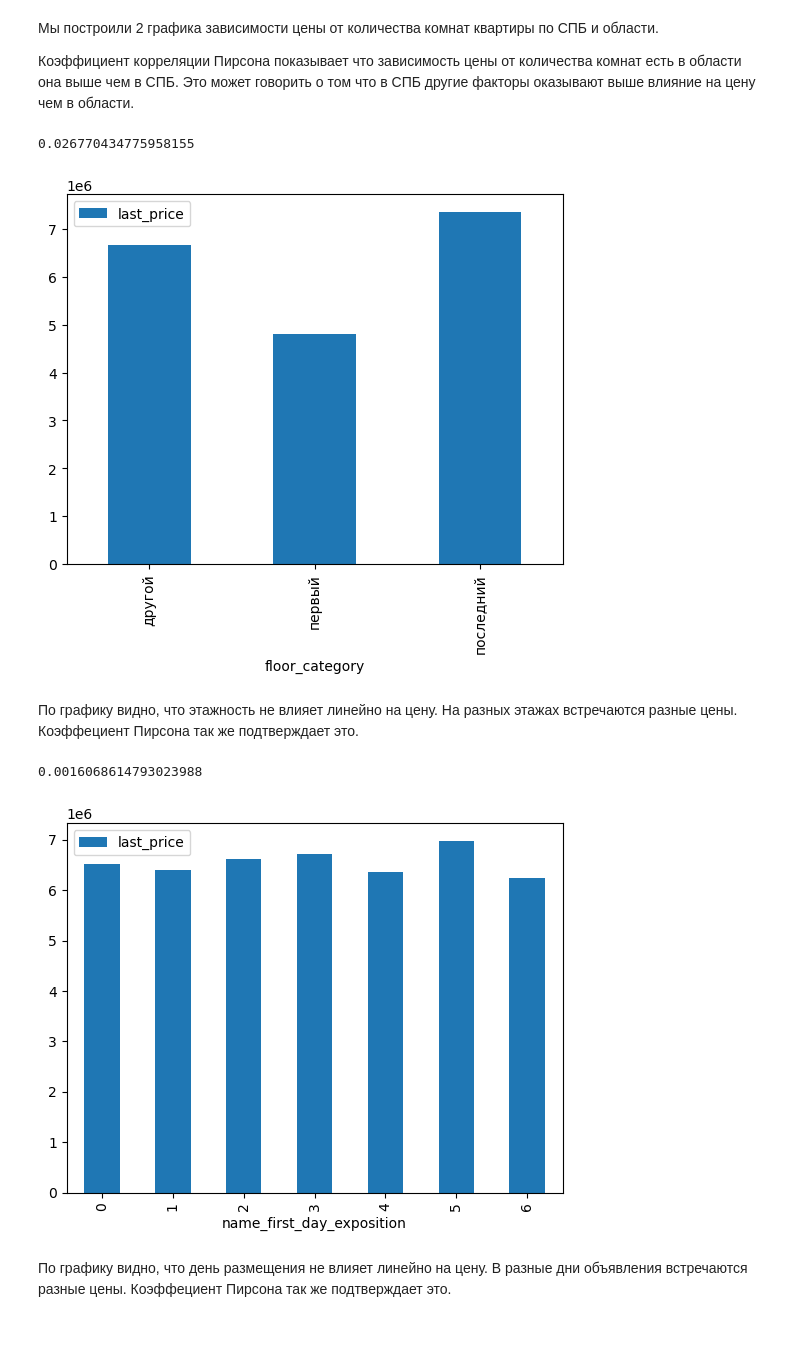
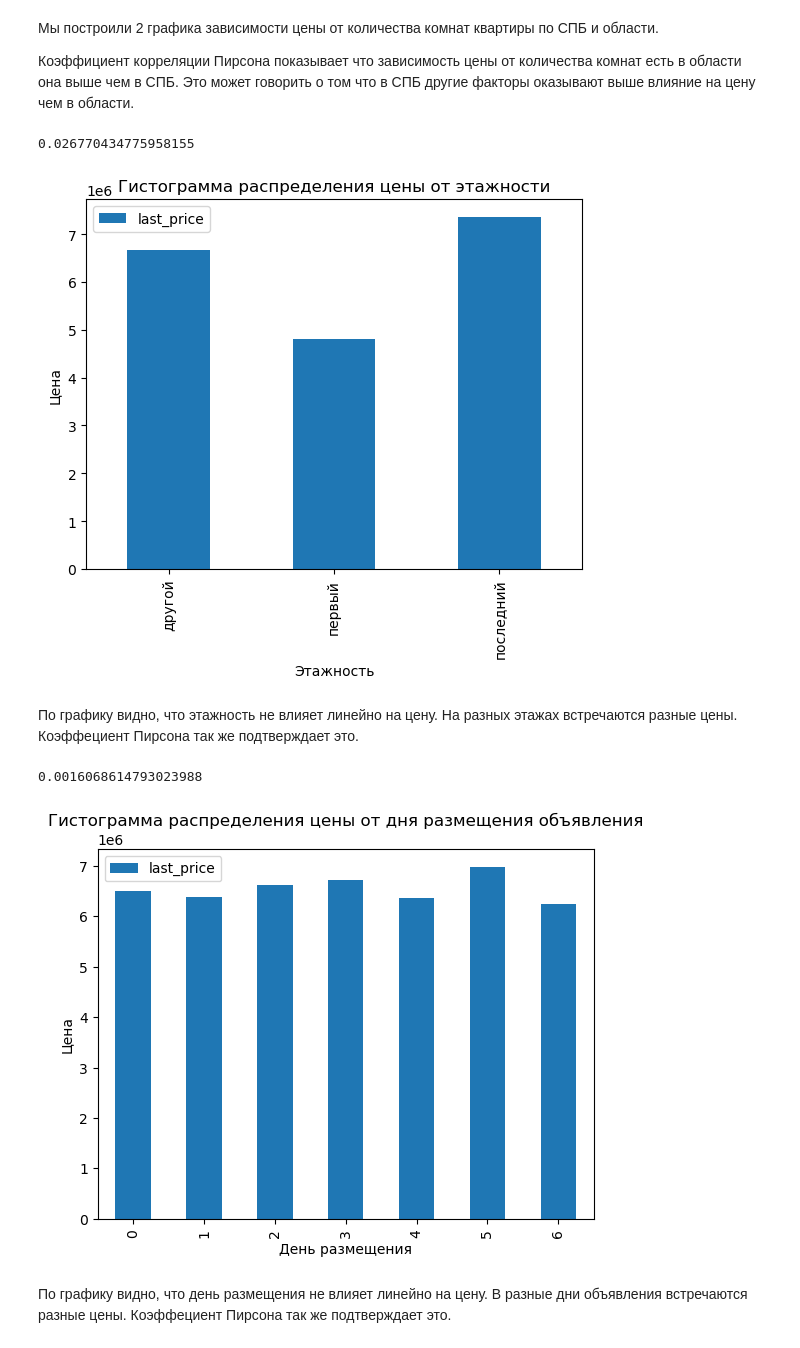
Before and after one commit to Skrebcov/Portfolio_YP, a Jupyter notebook: DS 2, Исследование объявлений о продаже квартир в СПБ/exploratory_data_analysis.ipynb, the cells around one changed output. Cells and saved outputs as stored; diff of their text form; code cells hidden in the pictures.

```diff
--- a/DS 2, Исследование объявлений о продаже квартир в СПБ/exploratory_data_analysis.ipynb
+++ b/DS 2, Исследование объявлений о продаже квартир в СПБ/exploratory_data_analysis.ipynb
@@ -589,19 +636,19 @@ data.query('locality_name == "Санкт-Петербург"')['rooms'].corr(dat
 
 Коэффициент корреляции Пирсона показывает что зависимость цены от количества комнат есть в области она выше чем в СПБ. Это может говорить о том что в СПБ другие факторы оказывают выше влияние на цену чем в области.
 # %%
-data.pivot_table(index = 'floor_category', values = 'last_price').plot(kind='bar')
+data.pivot_table(index = 'floor_category', values = 'last_price').plot(kind='bar',xlabel='Этажность',ylabel='Цена',title='Гистограмма распределения цены от этажности')
 data['floor'].corr(data['last_price'])
 # %% [output]
 0.026770434775958155
-[figure, old version]
+[figure, new version]
 # %% [markdown]
 По графику видно, что этажность не влияет линейно на цену. На разных этажах встречаются разные цены. Коэффециент Пирсона так же подтверждает это.
 # %%
-data.pivot_table(index = 'name_first_day_exposition', values = 'last_price').plot(kind='bar')
+data.pivot_table(index = 'name_first_day_exposition', values = 'last_price').plot(kind='bar',xlabel='День размещения',ylabel='Цена',title='Гистограмма распределения цены от дня размещения объявления')
 data['name_first_day_exposition'].corr(data['last_price'])
 # %% [output]
 0.0016068614793023988
-[figure, old version]
+[figure, new version]
 # %% [markdown]
 По графику видно, что день размещения не влияет линейно на цену. В разные дни объявления встречаются разные цены. Коэффециент Пирсона так же подтверждает это.
 # %%
```
Also changed, not shown: parts of 34 cells of this notebook.
